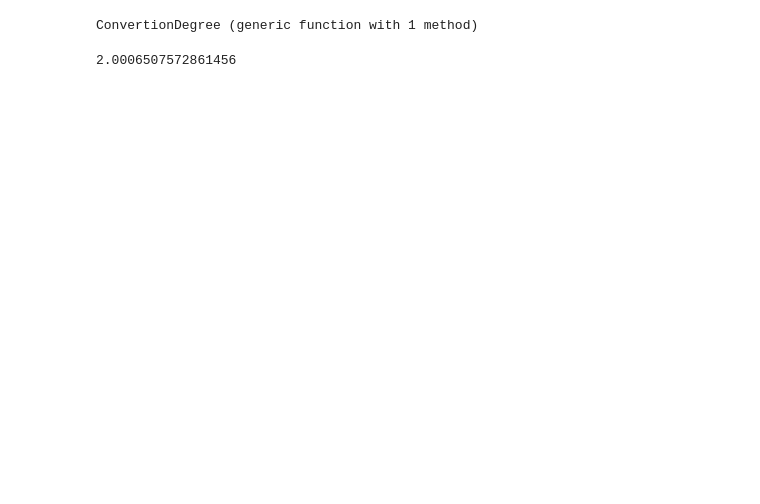
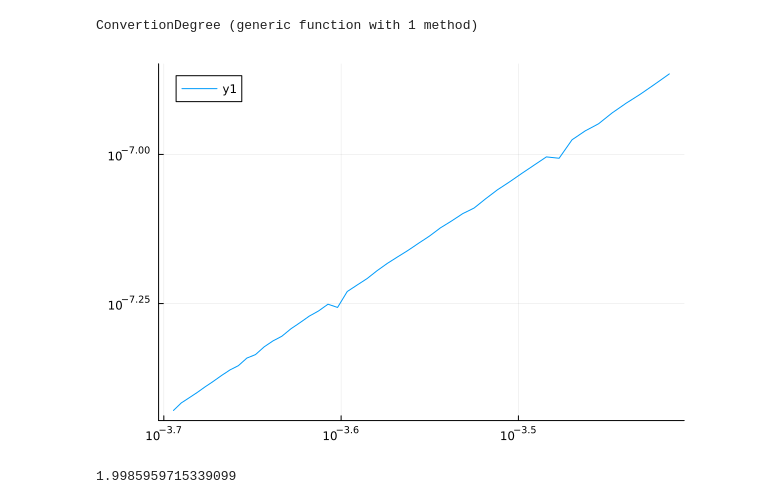
Before and after one commit to jkbch/FEM, a Jupyter notebook: Julia_C.ipynb, the cells around one changed output. Drawn from its saved outputs; the diff is of its cells as text; code cells hidden in the pictures; blank space fills up the shorter version.

```diff
--- a/Julia_C.ipynb
+++ b/Julia_C.ipynb
@@ -48,7 +48,7 @@ function BVP1D(L::Float64,c::Float64,d::Float64,x::Vector{Float64})
     return u
 end
 
-function UBVP1D(L::Float64,c::Float64,d::Float64,M::UInt32)
+function UBVP1D(L::Float64,c::Float64,d::Float64,M::Int64)
     #Uniform version of the function above.
     x = LinRange(0,L,M)
     h = L/(M-1)
@@ -118,28 +118,30 @@ uhat (generic function with 3 methods)
 # %%
-function ConvertionDegree(L::Float64,c::Float64,d::Float64,N::UInt64)
+function ConvertionDegree(L,c,d,N)
     x = collect(LinRange(0,L,10000))
-    errors = zeros(N-3)
-    dist = zeros(N-3)
-    for i=4:N
-        dist[i-3] = L/(i-1)
-        u = UBVP1D(L, c, d, i)
-        xs = collect(LinRange(0,L,i))
-        uhats = uhat(x, u, xs)
+    errors = zeros(N-2)
+    dist = zeros(N-2)
+    for i=3:N
+        M = i*N
+        dist[i-2] = L/(M-1)
+        us = UBVP1D(L, c, d, M)
+        xs = collect(LinRange(0,L,M))
+        uhats = uhat(x, us, xs)
 
-        errors[i-3] = maximum(abs,uhats - exp.(x))
+        errors[i-2] = maximum(abs,uhats - exp.(x))
     end
 
-    plot(dist, errors, xaxis=:log10, yaxis=:log10)
+    display(plot(dist[50:(N-3)], errors[50:(N-3)], xaxis=:log10, yaxis=:log10))
 
-    p = coeffs(fit(log10.(dist[50:(N-3)]), log10.(errors[50:(N-3)]), 1))[2]
+    p = fit(log10.(dist[50:(N-3)]), log10.(errors[50:(N-3)]), 1)[1]
 
     return p
 end
 # %% [output]
 ConvertionDegree (generic function with 1 method)
 # %%
-p = ConvertionDegree(2, 1, exp(2), 10000)
+p = ConvertionDegree(2.0, 1.0, exp(2), 100)
 
 print(p)
 # %% [output]
+[figure, added]
-2.0006507572861456
+1.9985959715339099
```
Also changed, not shown: parts of 16 cells of this notebook.
